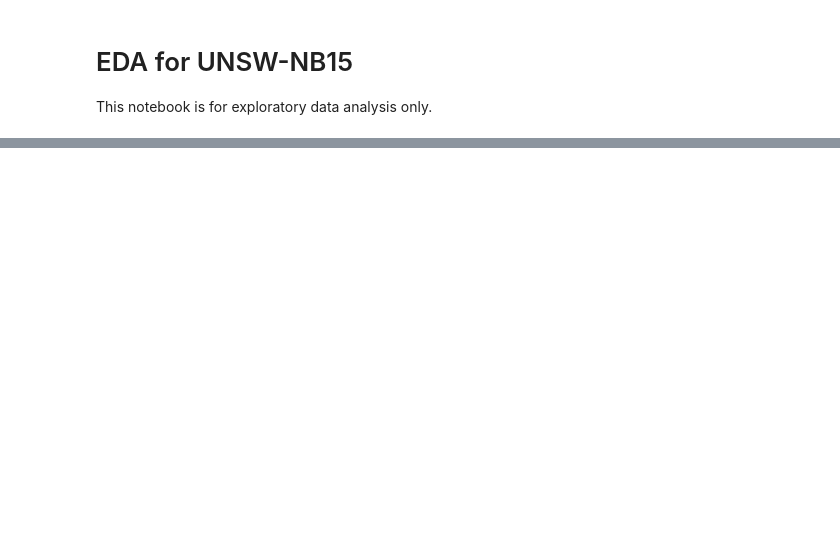
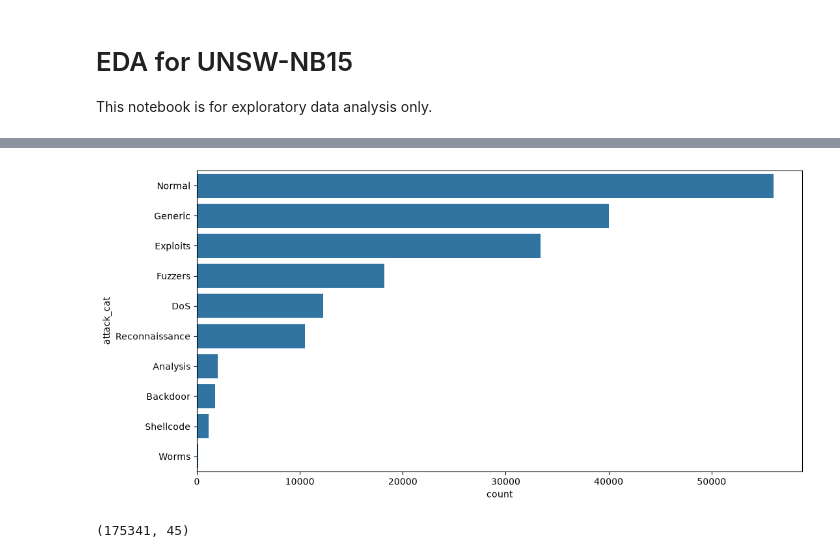
Before and after one commit to seemasultana7362/Federated-IoT, a Jupyter notebook: notebooks/EDA.ipynb, the cells around one changed output, grey strips where cells are left out. Cells and saved outputs as stored; diff of their text form; code cells hidden in the pictures; blank space fills up the shorter version.

```diff
--- a/notebooks/EDA.ipynb
+++ b/notebooks/EDA.ipynb
@@ -28,0 +117,16 @@ train["label"].value_counts()
+# %%
+plt.figure(figsize=(12,6))
+
+sns.countplot(
+    y="attack_cat",
+    data=train,
+    order=train["attack_cat"].value_counts().index
+)
+
+plt.show()
+# %% [output]
+[figure, added]
+# %%
+print(train.shape)
+# %% [output]
+(175341, 45)
```
Also changed, not shown: parts of 27 cells of this notebook, 12 other files.
